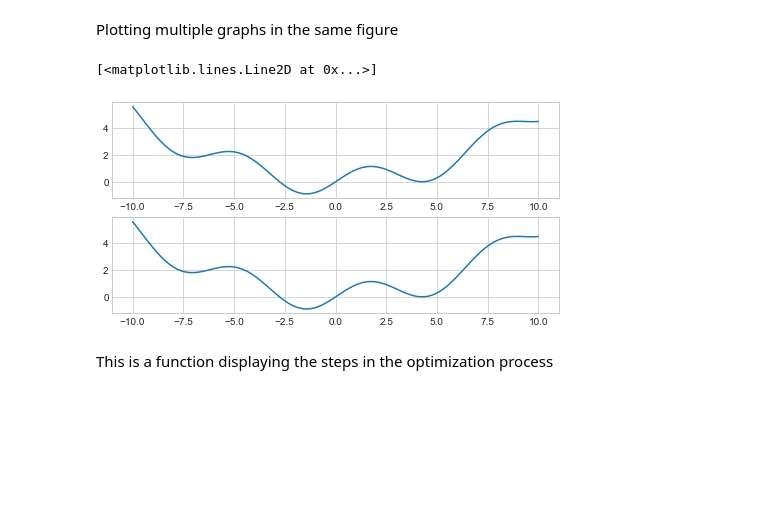
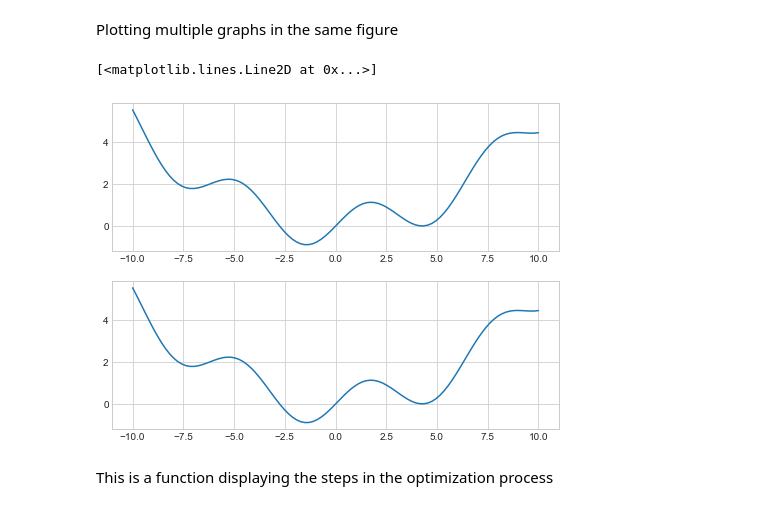
Before and after one commit to Goldfield1/NumEconClass, a Jupyter notebook: Exercise 4/exercise4.ipynb, the cells around one changed output. Cells and saved outputs as stored; diff of their text form; code cells hidden in the pictures; blank space fills up the shorter version.

```diff
--- a/Exercise 4/exercise4.ipynb
+++ b/Exercise 4/exercise4.ipynb
@@ -69,14 +69,14 @@ Plotting multiple graphs in the same figure
 # %%
 fig = plt.figure(figsize=(8, 6))
 
 # (nrows, ncols, index)
-ax1 = fig.add_subplot(3,1,1)
-ax2 = fig.add_subplot(3,1,2)
+ax1 = fig.add_subplot(2,1,1)
+ax2 = fig.add_subplot(2,1,2)
 ax1.plot(xs, ys)
 ax2.plot(xs, ys)
 # %% [output]
 [<matplotlib.lines.Line2D at 0x...>]
-[figure, old version]
+[figure, new version]
 # %% [markdown]
 This is a function displaying the steps in the optimization process
 # %%
```
Also changed, not shown: parts of 9 cells of this notebook.
